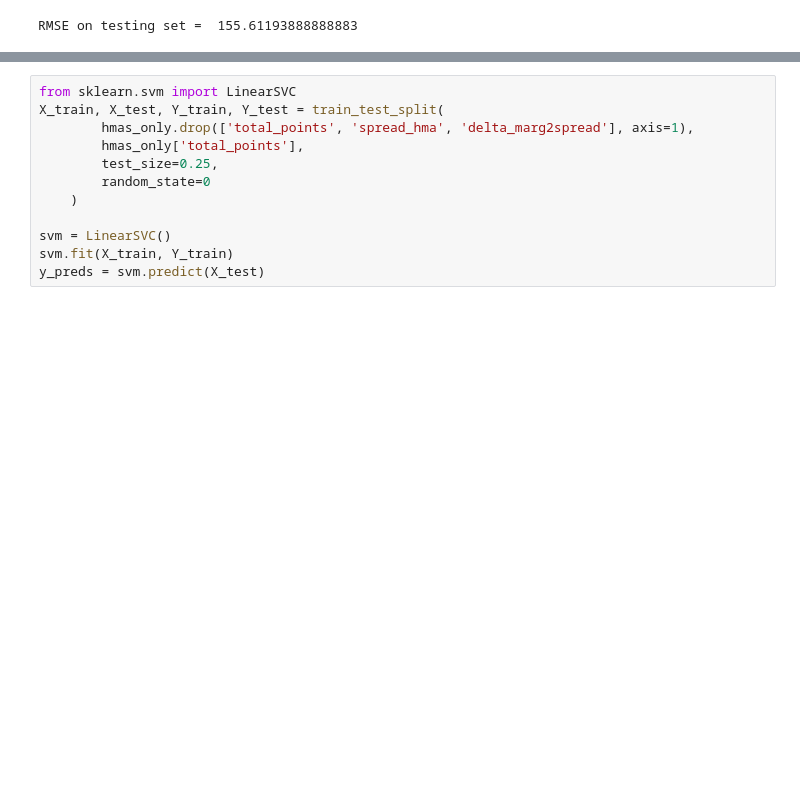
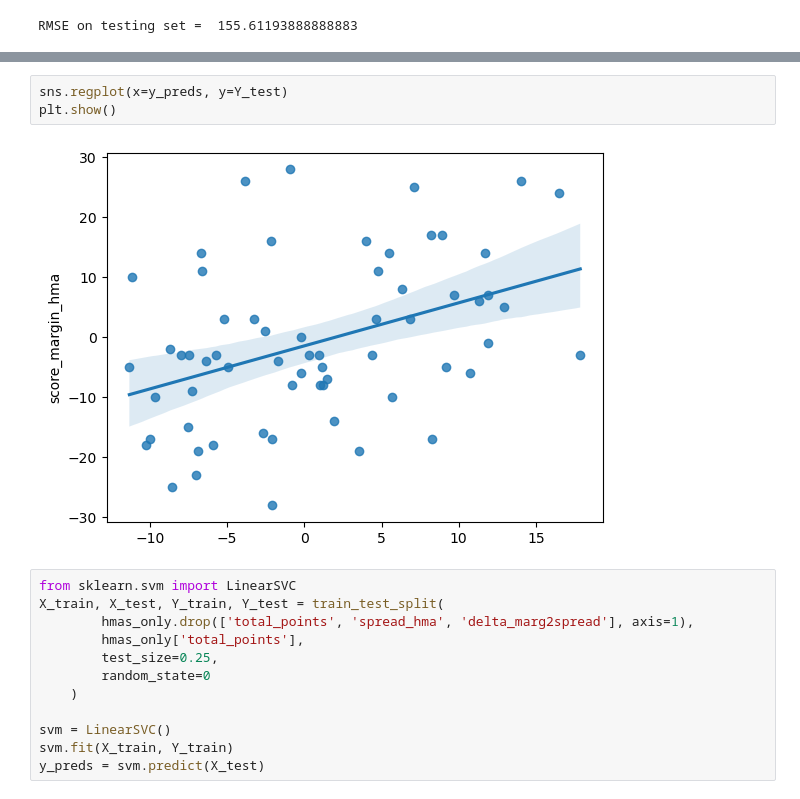
Before and after one commit to mattgilgo/nfl_betting_model, a Jupyter notebook: NFL_Betting_Models.ipynb, the cells around one changed output, grey strips where cells are left out. Cells and saved outputs as stored; diff of their text form; blank space fills up the shorter version.

```diff
--- a/NFL_Betting_Models.ipynb
+++ b/NFL_Betting_Models.ipynb
@@ -386,3 +389,8 @@ array([49.136, 46.612, 51.93 , 44.265, 53.862, 52.249, 50.734, 52.47 ,
+# %%
+sns.regplot(x=y_preds, y=Y_test)
+plt.show()
+# %% [output]
+[figure, added]
 # %%
 from sklearn.svm import LinearSVC
 X_train, X_test, Y_train, Y_test = train_test_split(
```
Also changed, not shown: parts of 4 cells of this notebook, 1 other file.
